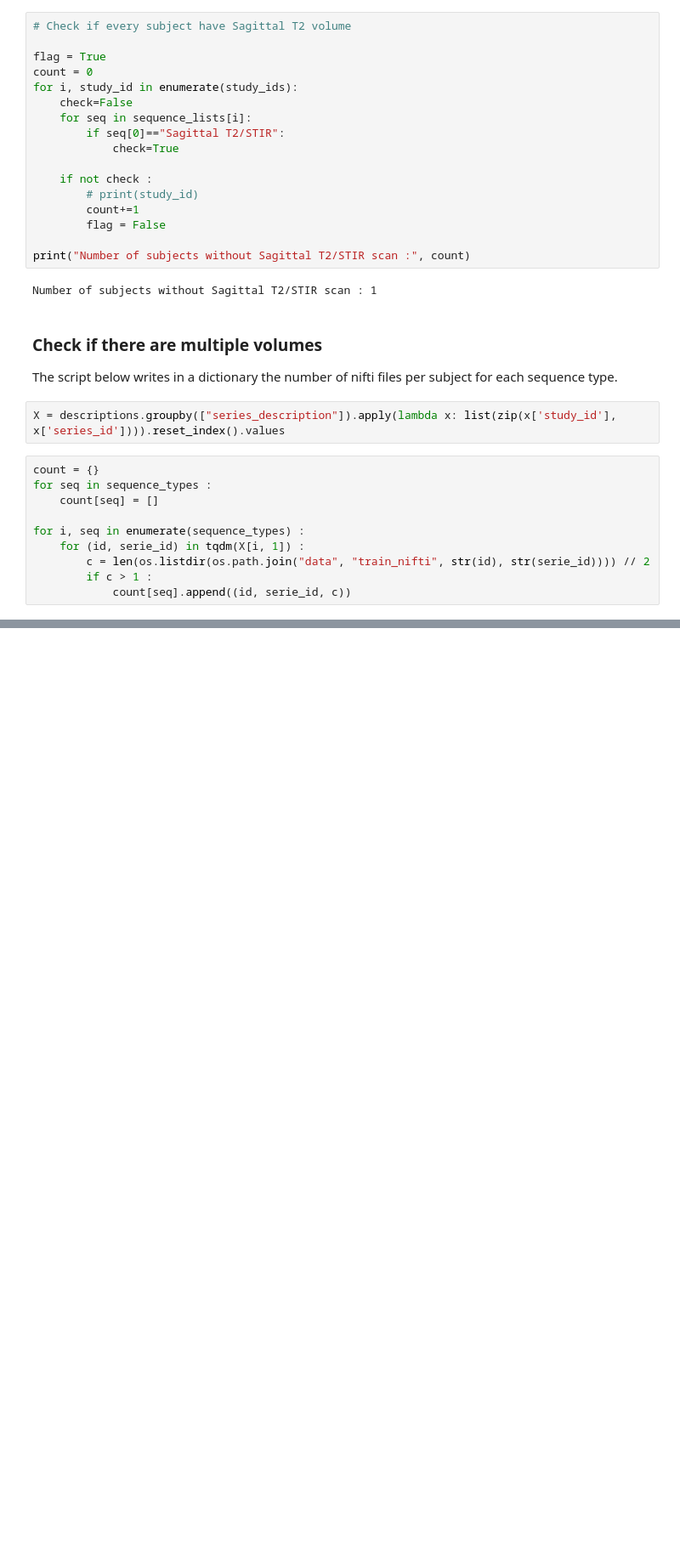
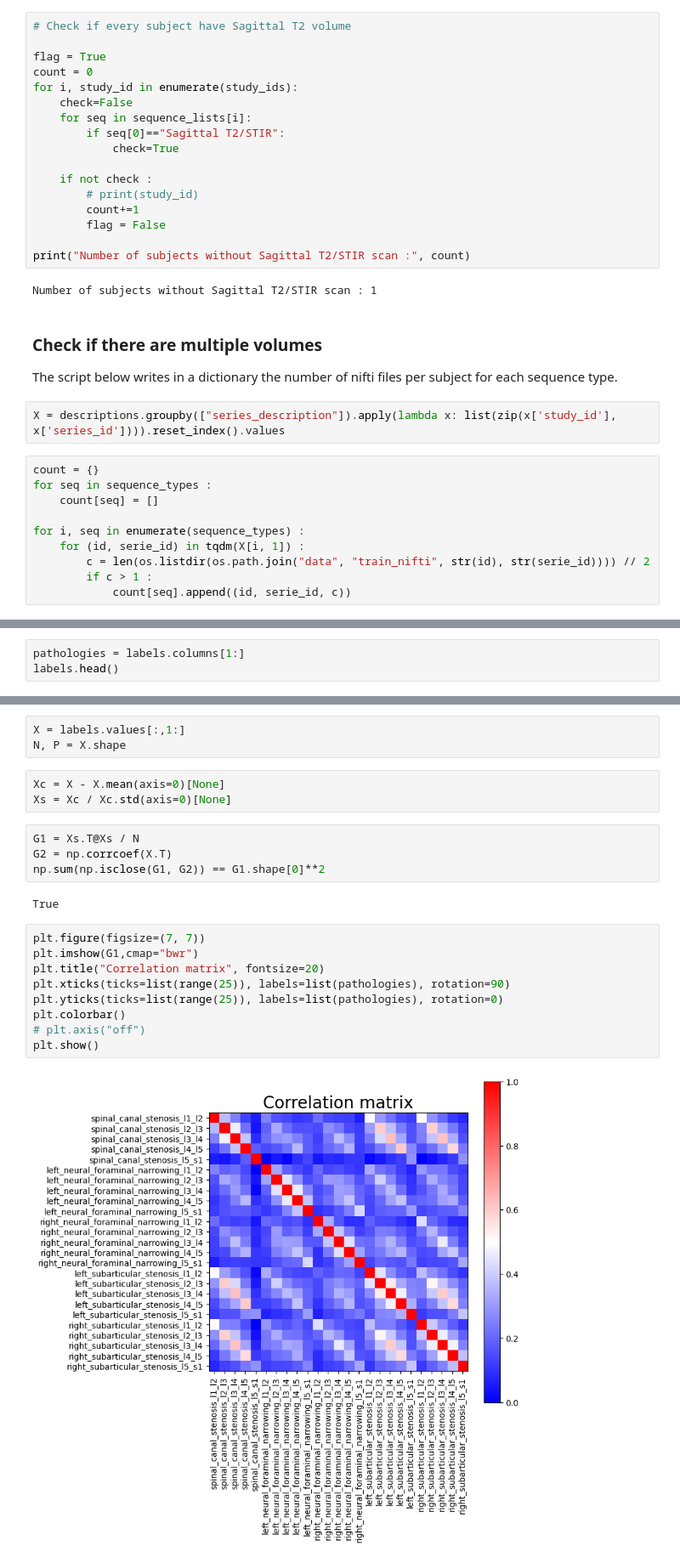
Before and after one commit to ivadomed/lumbar-classification-rsna-challenge-2024, a Jupyter notebook: stats.ipynb, the cells around one changed output, grey strips where cells are left out. Shown at 85% size. Drawn from its saved outputs; the diff is of its cells as text; blank space fills up the shorter version.

```diff
--- a/stats.ipynb
+++ b/stats.ipynb
@@ -143,0 +344,3 @@ Number of patients with multiple volumes for sequence Sagittal T1 : 22
+# %%
+pathologies = labels.columns[1:]
+labels.head()
@@ -143,0 +375,23 @@ Number of patients with multiple volumes for sequence Sagittal T1 : 22
+# %%
+X = labels.values[:,1:]
+N, P = X.shape
+# %%
+Xc = X - X.mean(axis=0)[None]
+Xs = Xc / Xc.std(axis=0)[None]
+# %%
+G1 = Xs.T@Xs / N
+G2 = np.corrcoef(X.T)
+np.sum(np.isclose(G1, G2)) == G1.shape[0]**2
+# %% [output]
+True
+# %%
+plt.figure(figsize=(7, 7))
+plt.imshow(G1,cmap="bwr")
+plt.title("Correlation matrix", fontsize=20)
+plt.xticks(ticks=list(range(25)), labels=list(pathologies), rotation=90)
+plt.yticks(ticks=list(range(25)), labels=list(pathologies), rotation=0)
+plt.colorbar()
+# plt.axis("off")
+plt.show()
+# %% [output]
+[figure, added]
```
Also changed, not shown: parts of 47 cells of this notebook.
